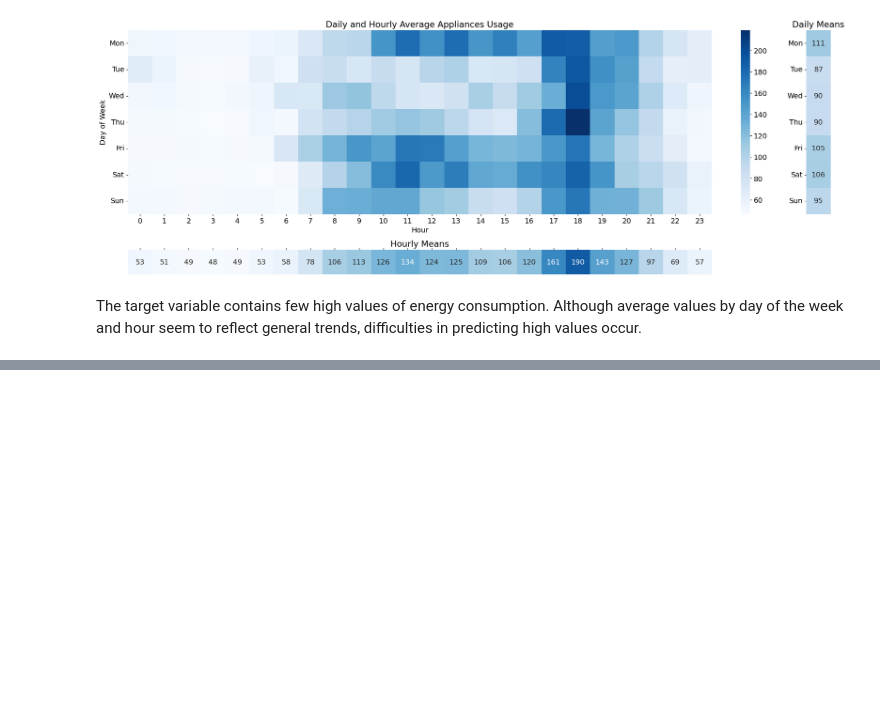
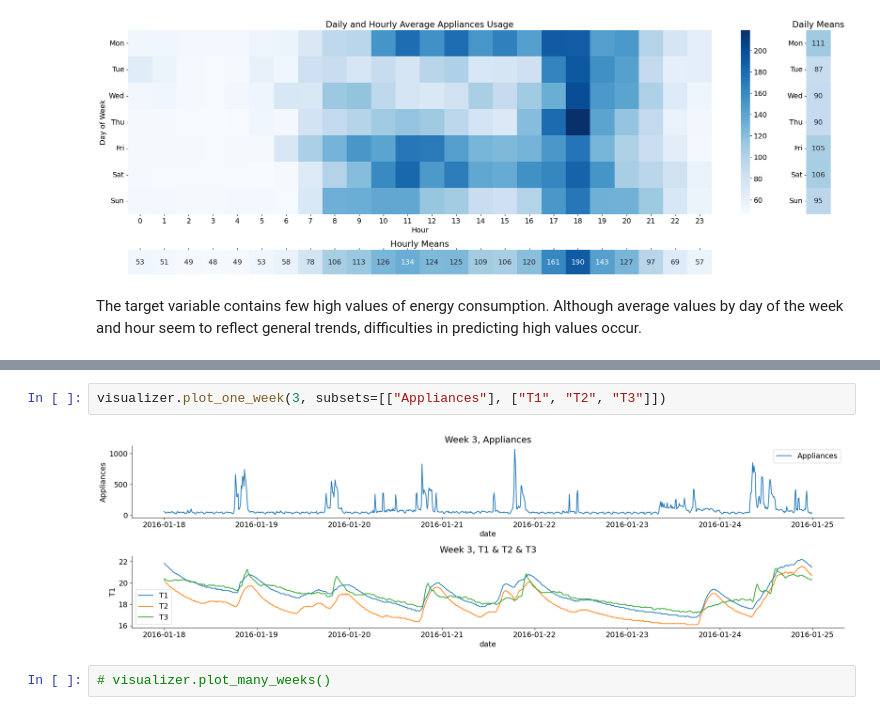
Before and after one commit to k-katarzyna/Appliances_Energy_Prediction, a Jupyter notebook: Appliances_energy_prediction/0_data_exploration.ipynb, the cells around one changed output, grey strips where cells are left out. Saved outputs shown, nothing was run; the diff lists cells and outputs as text; blank space fills up the shorter version.

```diff
--- a/Appliances_energy_prediction/0_data_exploration.ipynb
+++ b/Appliances_energy_prediction/0_data_exploration.ipynb
@@ -142,0 +153,6 @@ The target variable contains few high values of energy consumption. Although ave
+# %%
+visualizer.plot_one_week(3, subsets=[["Appliances"], ["T1", "T2", "T3"]])
+# %% [output]
+[figure, added]
+# %%
+# visualizer.plot_many_weeks()
```
Also changed, not shown: parts of 5 cells of this notebook, 1 other file.
